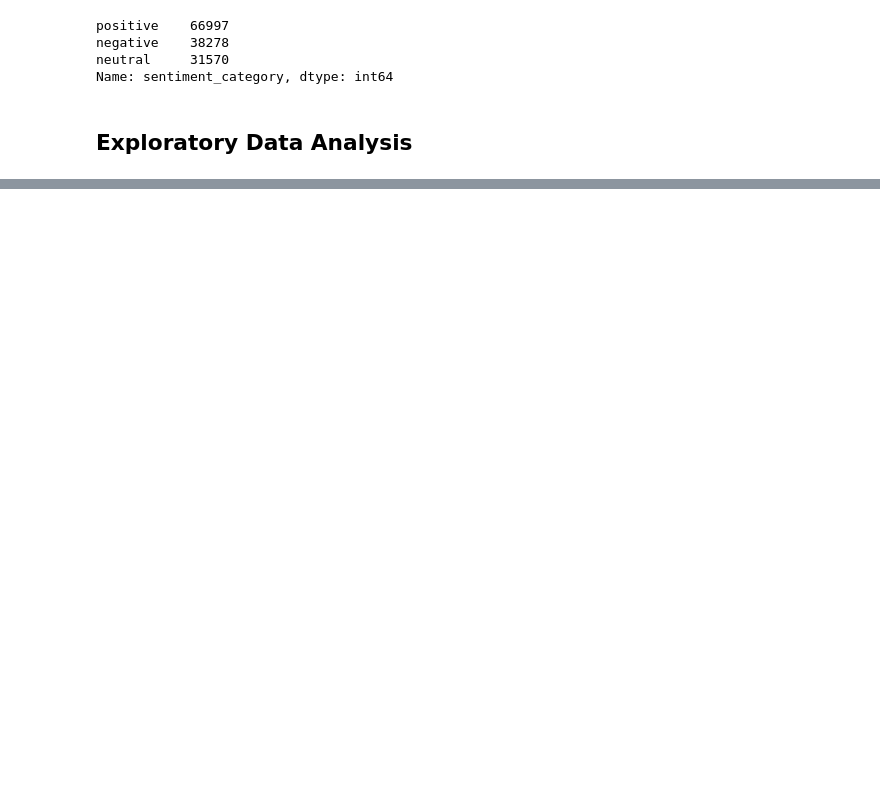
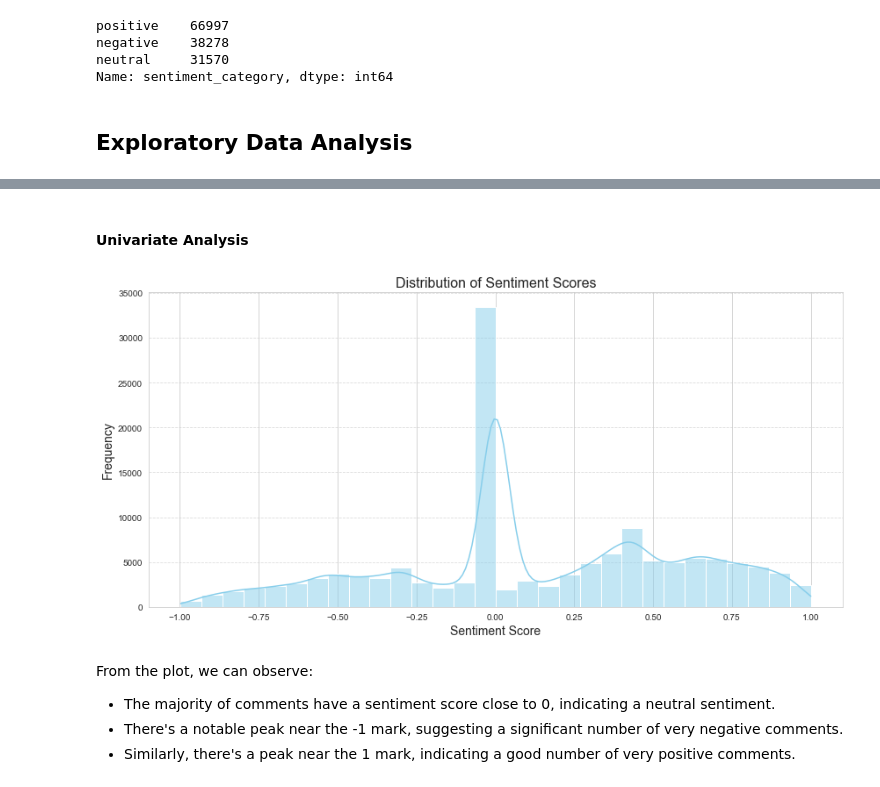
Before and after one commit to BrysonShitsukane77/Bitcoin-Sentiment-Analysis, a Jupyter notebook: BTC Sentiment Analysis.ipynb, the cells around one changed output, grey strips where cells are left out. Saved outputs shown, nothing was run; the diff lists cells and outputs as text; code cells hidden in the pictures; blank space fills up the shorter version.

```diff
--- a/BTC Sentiment Analysis.ipynb
+++ b/BTC Sentiment Analysis.ipynb
@@ -559,0 +562,20 @@ plt.show()
+# %% [markdown]
+#### Univariate Analysis
+# %%
+# Plotting a histogram for the sentiment scores
+plt.figure(figsize=(12, 6))
+sns.histplot(new_df['sentiment'], bins=30, kde=True, color='skyblue')
+plt.title('Distribution of Sentiment Scores', fontsize=16)
+plt.xlabel('Sentiment Score', fontsize=14)
+plt.ylabel('Frequency', fontsize=14)
+plt.grid(axis='y', linestyle='--', alpha=0.7)
+plt.tight_layout()
+plt.show()
+# %% [output]
+[figure, added]
+# %% [markdown]
+From the plot, we can observe:
+
+- The majority of comments have a sentiment score close to 0, indicating a neutral sentiment.
+- There's a notable peak near the -1 mark, suggesting a significant number of very negative comments.
+- Similarly, there's a peak near the 1 mark, indicating a good number of very positive comments.
```
Also changed, not shown: parts of 37 cells of this notebook.
